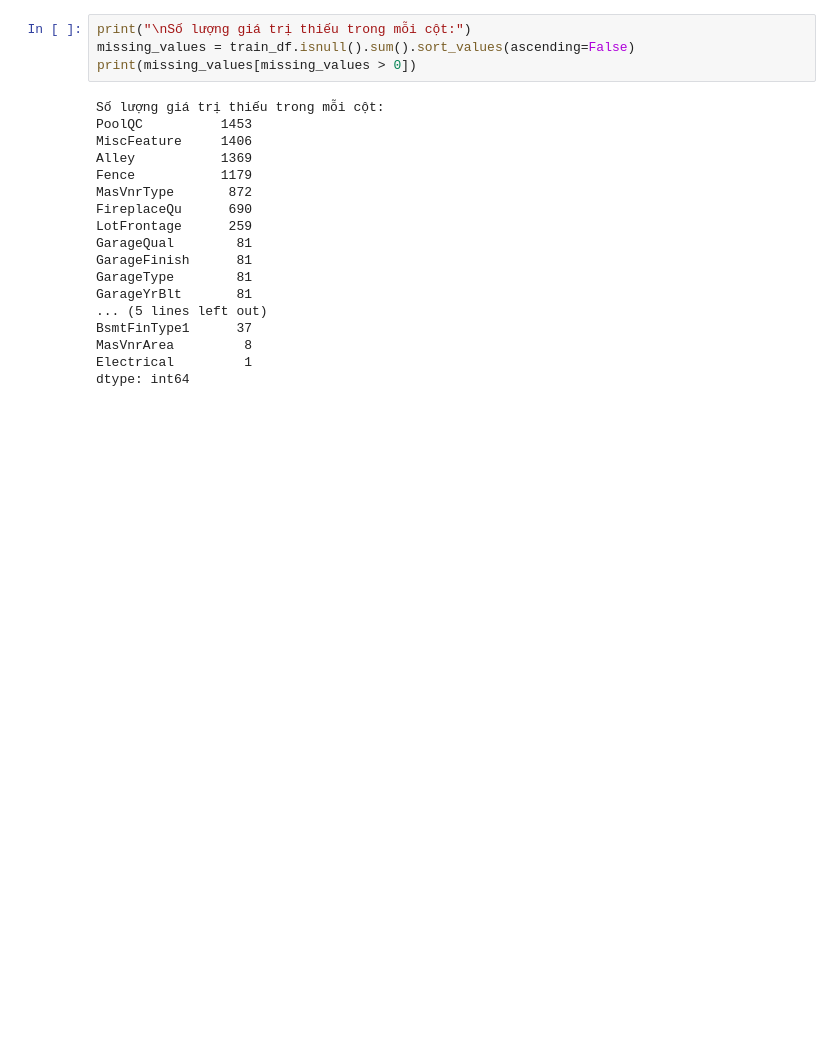
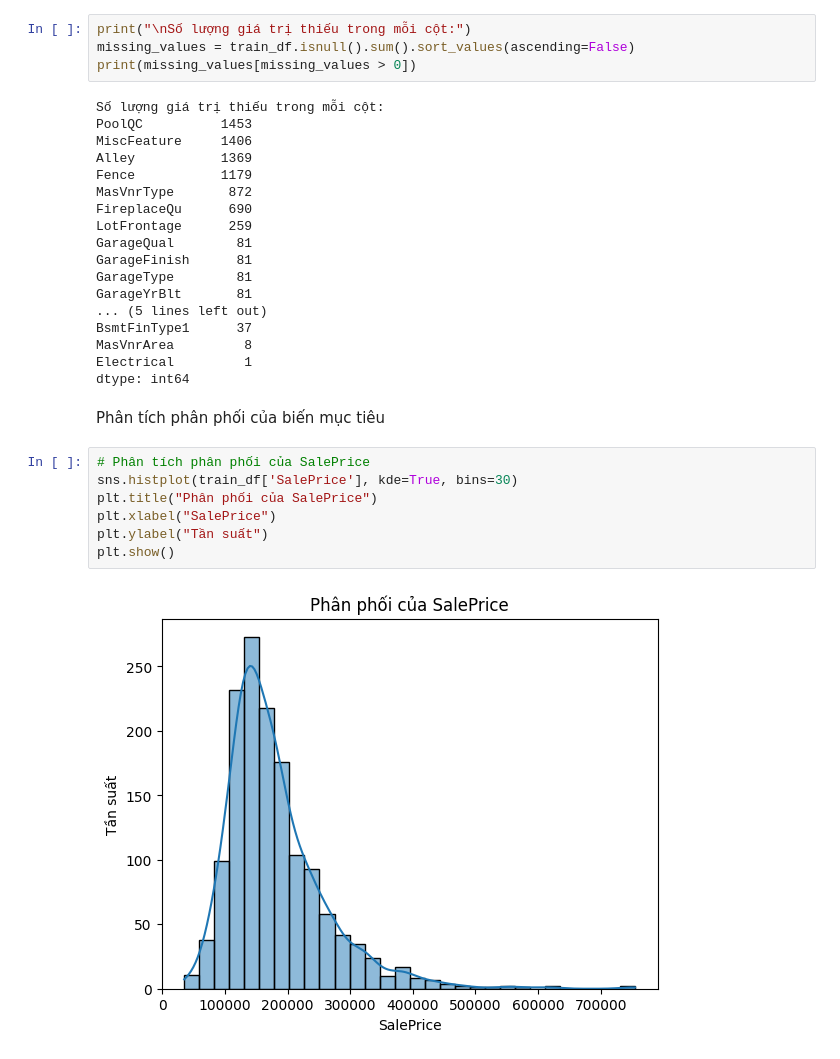
Before and after one commit to buiductrong01012005/dSHousePricePrediction, a Jupyter notebook: btlDS.ipynb, the cells around one changed output. Cells and saved outputs as stored; diff of their text form; blank space fills up the shorter version.

```diff
--- a/btlDS.ipynb
+++ b/btlDS.ipynb
@@ -157,3 +159,14 @@ BsmtFinType1      37
 MasVnrArea         8
 Electrical         1
 dtype: int64
+# %% [markdown]
+Phân tích phân phối của biến mục tiêu
+# %%
+# Phân tích phân phối của SalePrice
+sns.histplot(train_df['SalePrice'], kde=True, bins=30)
+plt.title("Phân phối của SalePrice")
+plt.xlabel("SalePrice")
+plt.ylabel("Tần suất")
+plt.show()
+# %% [output]
+[figure, added]
```
Also changed, not shown: parts of 5 cells of this notebook.
